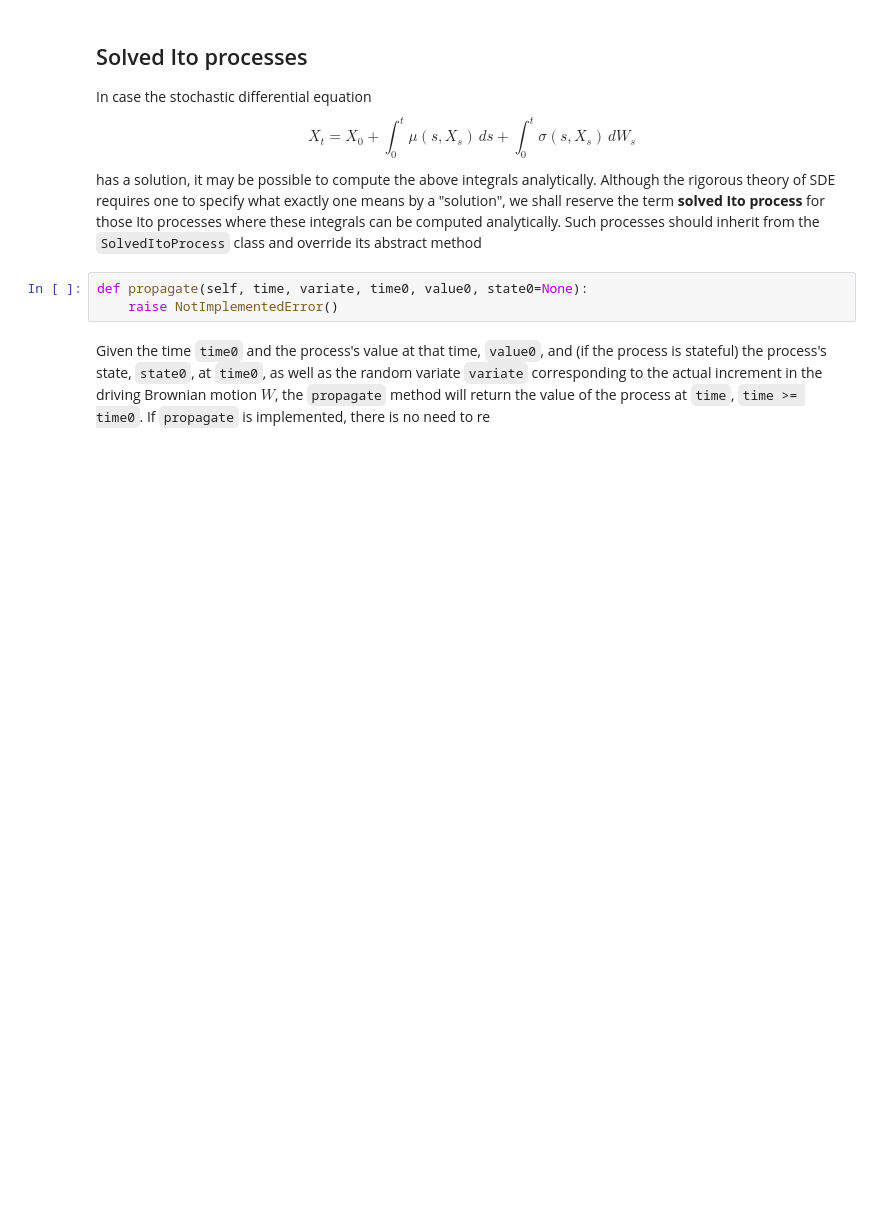
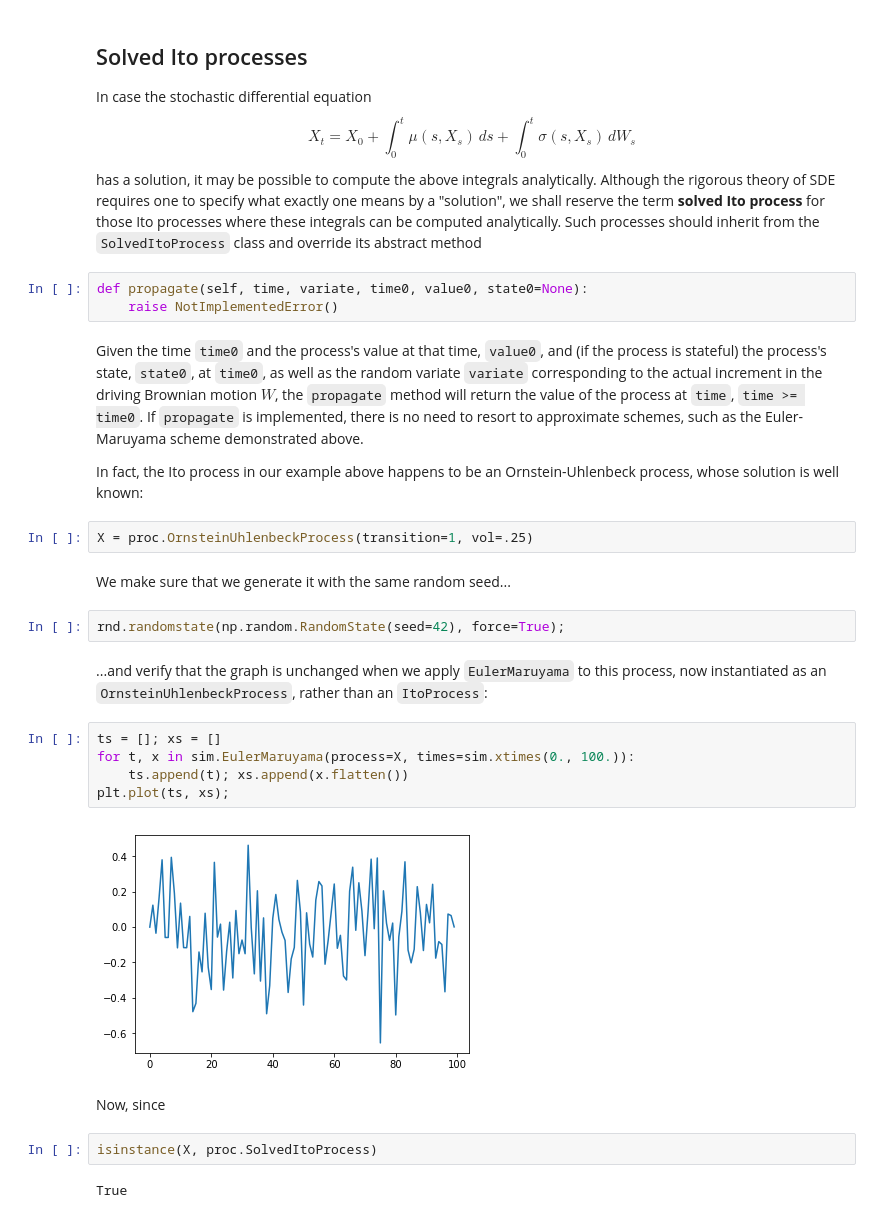
Before and after one commit to thalesians/tsa, a Jupyter notebook: src/jupyter/python/processes.ipynb, the cells around one changed output. Saved outputs shown, nothing was run; the diff lists cells and outputs as text; blank space fills up the shorter version.

Commit message:
(More or less) completed the first cut of the "processes" Jupyter notebook. Also checking in a bug fix to processes.py.

```diff
--- a/src/jupyter/python/processes.ipynb
+++ b/src/jupyter/python/processes.ipynb
@@ -49,4 +57,27 @@ has a solution, it may be possible to compute the above integrals analytically.
 def propagate(self, time, variate, time0, value0, state0=None):
     raise NotImplementedError()
 # %% [markdown]
-Given the time `time0` and the process's value at that time, `value0`, and (if the process is stateful) the process's state, `state0`, at `time0`, as well as the random variate `variate` corresponding to the actual increment in the driving Brownian motion $W$, the `propagate` method will return the value of the process at `time`, `time >= time0`. If `propagate` is implemented, there is no need to re
+Given the time `time0` and the process's value at that time, `value0`, and (if the process is stateful) the process's state, `state0`, at `time0`, as well as the random variate `variate` corresponding to the actual increment in the driving Brownian motion $W$, the `propagate` method will return the value of the process at `time`, `time >= time0`. If `propagate` is implemented, there is no need to resort to approximate schemes, such as the Euler-Maruyama scheme demonstrated above.
+
+In fact, the Ito process in our example above happens to be an Ornstein-Uhlenbeck process, whose solution is well known:
+# %%
+X = proc.OrnsteinUhlenbeckProcess(transition=1, vol=.25)
+# %% [markdown]
+We make sure that we generate it with the same random seed...
+# %%
+rnd.randomstate(np.random.RandomState(seed=42), force=True);
+# %% [markdown]
+...and verify that the graph is unchanged when we apply `EulerMaruyama` to this process, now instantiated as an `OrnsteinUhlenbeckProcess`, rather than an `ItoProcess`:
+# %%
+ts = []; xs = []
+for t, x in sim.EulerMaruyama(process=X, times=sim.xtimes(0., 100.)):
+    ts.append(t); xs.append(x.flatten())
+plt.plot(ts, xs);
+# %% [output]
+[figure, added]
+# %% [markdown]
+Now, since
+# %%
+isinstance(X, proc.SolvedItoProcess)
+# %% [output]
+True
```
Also changed, not shown: parts of 12 cells of this notebook, 1 other file.
